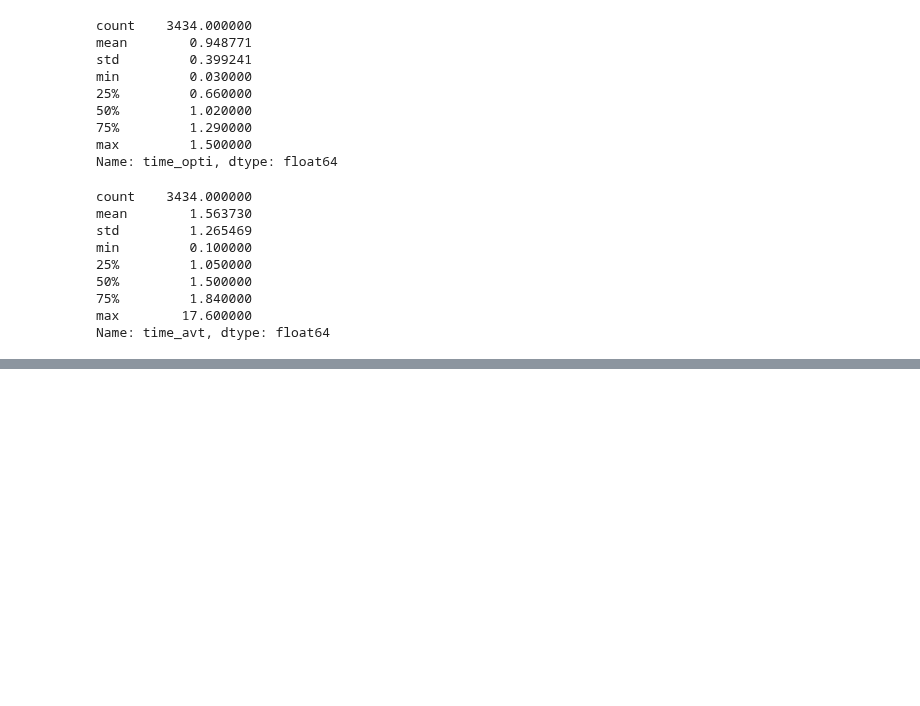
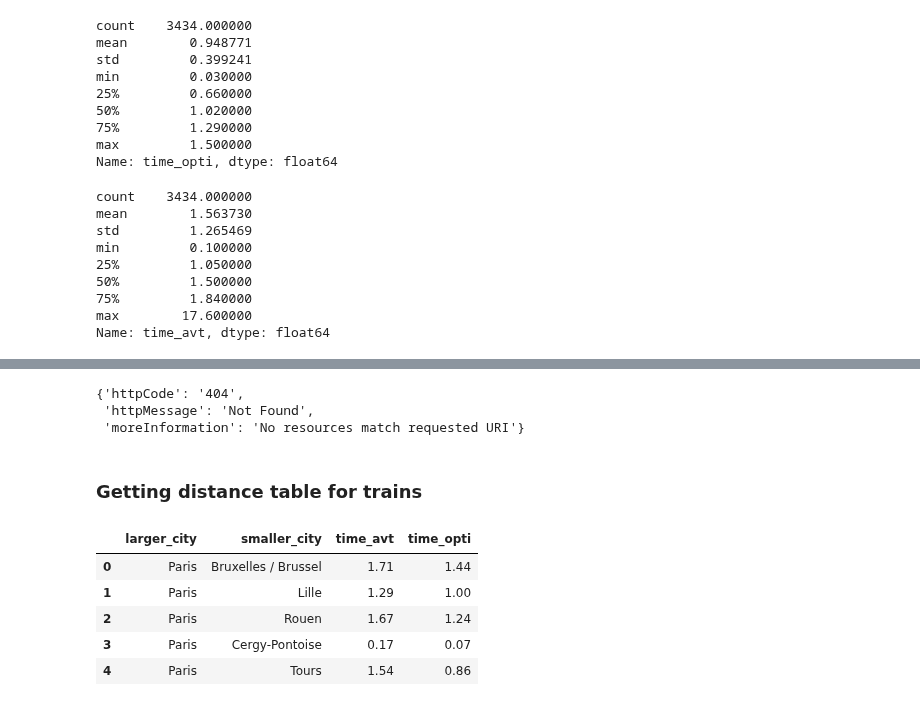
Before and after one commit to RabDou44/DOPP_group18, a Jupyter notebook: Rail transport performance.ipynb, the cells around one changed output, grey strips where cells are left out. Cells and saved outputs as stored; diff of their text form; code cells hidden in the pictures; blank space fills up the shorter version.

```diff
--- a/Rail transport performance.ipynb
+++ b/Rail transport performance.ipynb
@@ -91,0 +129,21 @@ Name: time_avt, dtype: float64
+# %%
+req_get = requests.get("https://apis.deutschebahn.com/db-api-marketplace/apis/timetables/v1/plan/")
+req_get.json()
+
+# !pip install interrail
+# %% [output]
+{'httpCode': '404',
+ 'httpMessage': 'Not Found',
+ 'moreInformation': 'No resources match requested URI'}
+# %% [markdown]
+### Getting distance table for trains
+# %%
+tmpDF = df[["larger_city","smaller_city","time_avt","time_opti"]].copy()
+tmpDF.head()
+# %% [output]
+|  | larger_city | smaller_city | time_avt | time_opti |
+| 0 | Paris | Bruxelles / Brussel | 1.71 | 1.44 |
+| 1 | Paris | Lille | 1.29 | 1.00 |
+| 2 | Paris | Rouen | 1.67 | 1.24 |
+| 3 | Paris | Cergy-Pontoise | 0.17 | 0.07 |
+| 4 | Paris | Tours | 1.54 | 0.86 |
```
Also changed, not shown: parts of 15 cells of this notebook, 2 other files.
